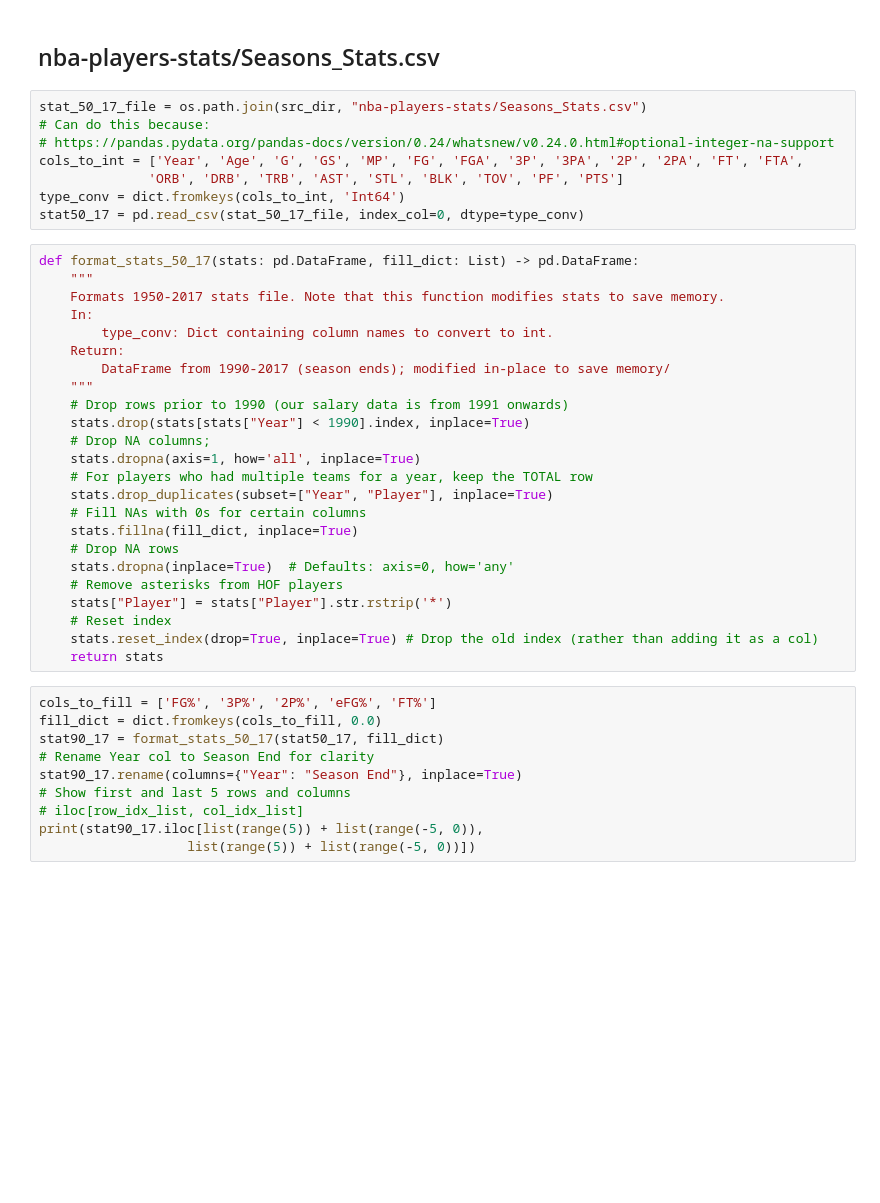
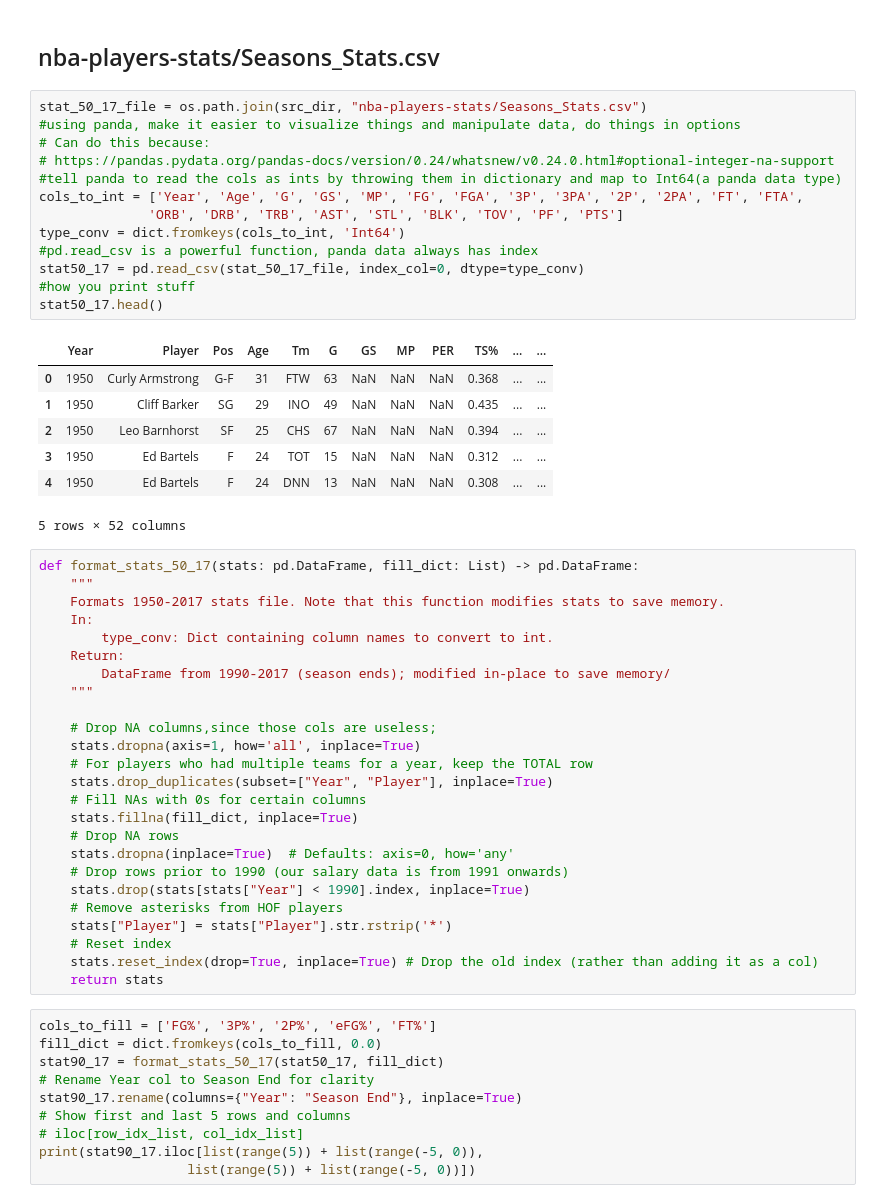
Before and after one commit to davidq2010/NBASalaryPrediction, a Jupyter notebook: FormattingData.ipynb, the cells around one changed output. Drawn from its saved outputs; the diff is of its cells as text; blank space fills up the shorter version.

```diff
--- a/FormattingData.ipynb
+++ b/FormattingData.ipynb
@@ -13,12 +13,25 @@ os.makedirs(data_dir, exist_ok=True)  # Make directory if it doesn't exist
 ## nba-players-stats/Seasons_Stats.csv
 # %%
 stat_50_17_file = os.path.join(src_dir, "nba-players-stats/Seasons_Stats.csv")
+#using panda, make it easier to visualize things and manipulate data, do things in options
 # Can do this because:
 # https://pandas.pydata.org/pandas-docs/version/0.24/whatsnew/v0.24.0.html#optional-integer-na-support
+#tell panda to read the cols as ints by throwing them in dictionary and map to Int64(a panda data type)
 cols_to_int = ['Year', 'Age', 'G', 'GS', 'MP', 'FG', 'FGA', '3P', '3PA', '2P', '2PA', 'FT', 'FTA',
               'ORB', 'DRB', 'TRB', 'AST', 'STL', 'BLK', 'TOV', 'PF', 'PTS']
 type_conv = dict.fromkeys(cols_to_int, 'Int64')
+#pd.read_csv is a powerful function, panda data always has index
 stat50_17 = pd.read_csv(stat_50_17_file, index_col=0, dtype=type_conv)
+#how you print stuff
+stat50_17.head()
+# %% [output]
+|  | Year | Player | Pos | Age | Tm | G | GS | MP | PER | TS% | ... | ... |
+| 0 | 1950 | Curly Armstrong | G-F | 31 | FTW | 63 | NaN | NaN | NaN | 0.368 | ... | ... |
+| 1 | 1950 | Cliff Barker | SG | 29 | INO | 49 | NaN | NaN | NaN | 0.435 | ... | ... |
+| 2 | 1950 | Leo Barnhorst | SF | 25 | CHS | 67 | NaN | NaN | NaN | 0.394 | ... | ... |
+| 3 | 1950 | Ed Bartels | F | 24 | TOT | 15 | NaN | NaN | NaN | 0.312 | ... | ... |
+| 4 | 1950 | Ed Bartels | F | 24 | DNN | 13 | NaN | NaN | NaN | 0.308 | ... | ... |
+5 rows × 52 columns
 # %%
 def format_stats_50_17(stats: pd.DataFrame, fill_dict: List) -> pd.DataFrame:
     """
@@ -28,9 +41,8 @@ def format_stats_50_17(stats: pd.DataFrame, fill_dict: List) -> pd.DataFrame:
     Return:
         DataFrame from 1990-2017 (season ends); modified in-place to save memory/
     """
-    # Drop rows prior to 1990 (our salary data is from 1991 onwards)
-    stats.drop(stats[stats["Year"] < 1990].index, inplace=True)
-    # Drop NA columns;
+
+    # Drop NA columns,since those cols are useless;
     stats.dropna(axis=1, how='all', inplace=True)
     # For players who had multiple teams for a year, keep the TOTAL row
     stats.drop_duplicates(subset=["Year", "Player"], inplace=True)
@@ -38,6 +50,8 @@ def format_stats_50_17(stats: pd.DataFrame, fill_dict: List) -> pd.DataFrame:
     stats.fillna(fill_dict, inplace=True)
     # Drop NA rows
     stats.dropna(inplace=True)  # Defaults: axis=0, how='any'
+    # Drop rows prior to 1990 (our salary data is from 1991 onwards)
+    stats.drop(stats[stats["Year"] < 1990].index, inplace=True)
     # Remove asterisks from HOF players
     stats["Player"] = stats["Player"].str.rstrip('*')
     # Reset index
```
Also changed, not shown: 2 other files.
